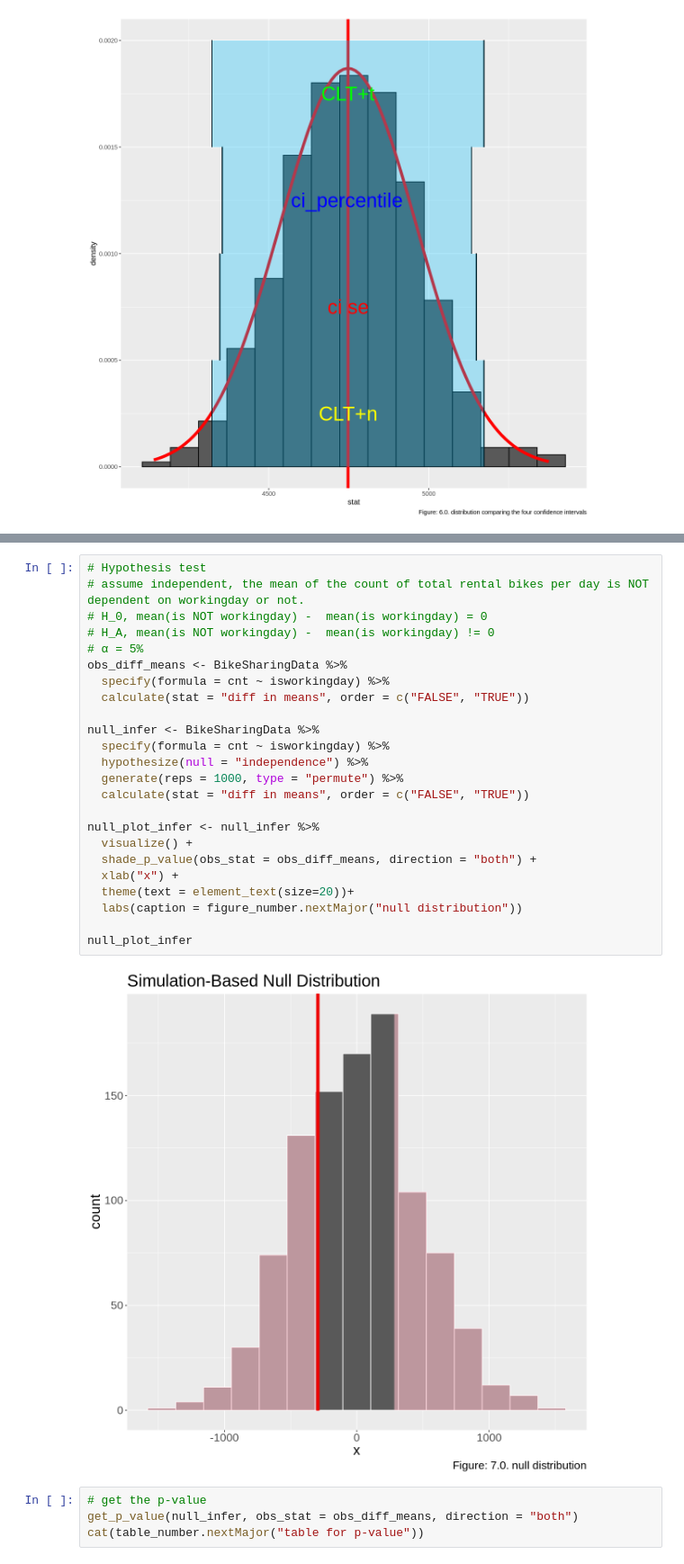
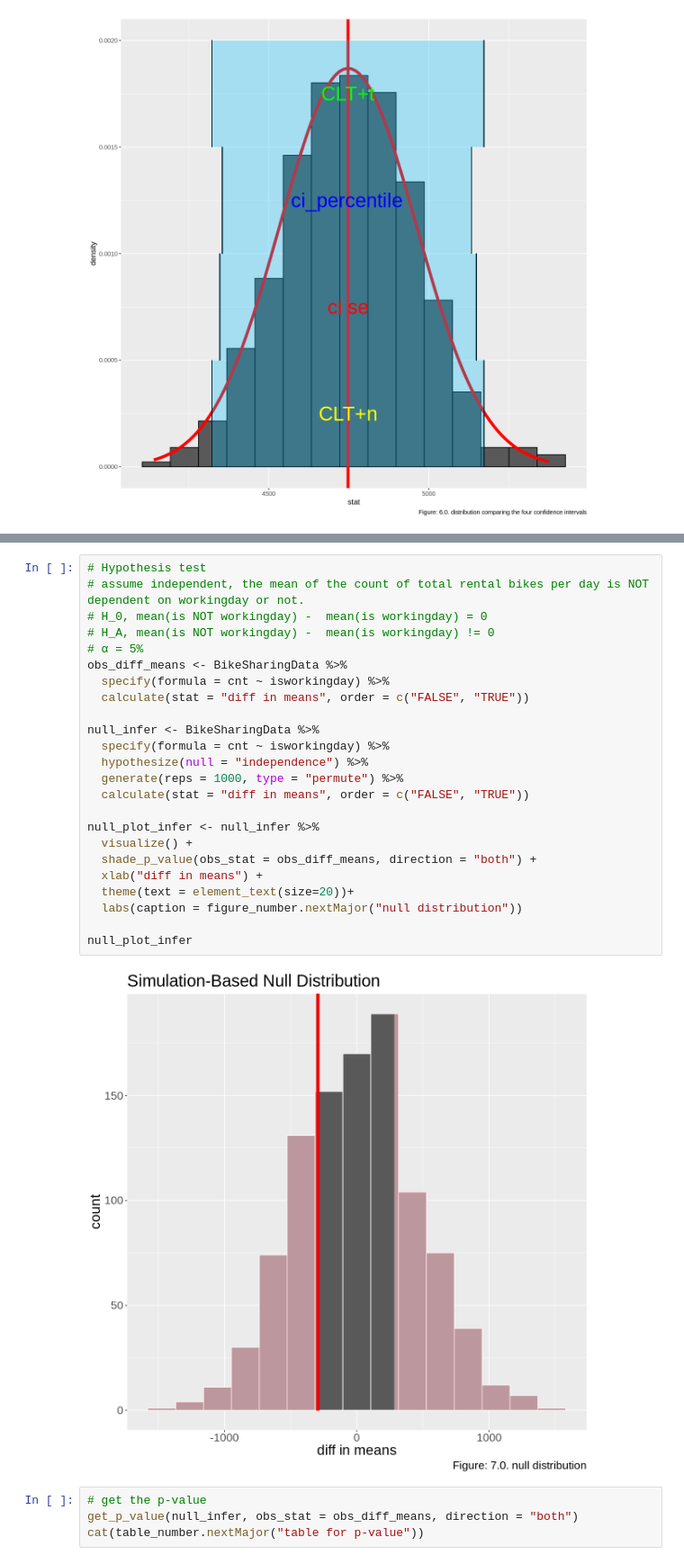
Before and after one commit to Sparsh16/STAT-201-Group-Project, a Jupyter notebook: Proposal.ipynb, the cells around one changed output, grey strips where cells are left out. Shown at 90% size. Saved outputs shown, nothing was run; the diff lists cells and outputs as text.

```diff
--- a/Proposal.ipynb
+++ b/Proposal.ipynb
@@ -364,29 +384,29 @@ geom_segment(aes(x=lower_ci, xend=lower_ci, y=3*h, yend =4*h)) +
 # %%
 # Hypothesis test
 # assume independent, the mean of the count of total rental bikes per day is NOT dependent on workingday or not.
 # H_0, mean(is NOT workingday) -  mean(is workingday) = 0
 # H_A, mean(is NOT workingday) -  mean(is workingday) != 0
 # α = 5%
 obs_diff_means <- BikeSharingData %>%
   specify(formula = cnt ~ isworkingday) %>%
   calculate(stat = "diff in means", order = c("FALSE", "TRUE"))
 
 null_infer <- BikeSharingData %>%
   specify(formula = cnt ~ isworkingday) %>%
   hypothesize(null = "independence") %>%
   generate(reps = 1000, type = "permute") %>%
   calculate(stat = "diff in means", order = c("FALSE", "TRUE"))
 
 null_plot_infer <- null_infer %>%
   visualize() +
   shade_p_value(obs_stat = obs_diff_means, direction = "both") +
-  xlab("x") +
+  xlab("diff in means") +
   theme(text = element_text(size=20))+
   labs(caption = figure_number.nextMajor("null distribution"))
 
 null_plot_infer
 # %% [output]
-[figure, old version]
+[figure, new version]
 # %%
 # get the p-value
 get_p_value(null_infer, obs_stat = obs_diff_means, direction = "both")
```
Also changed, not shown: parts of 9 cells of this notebook.
